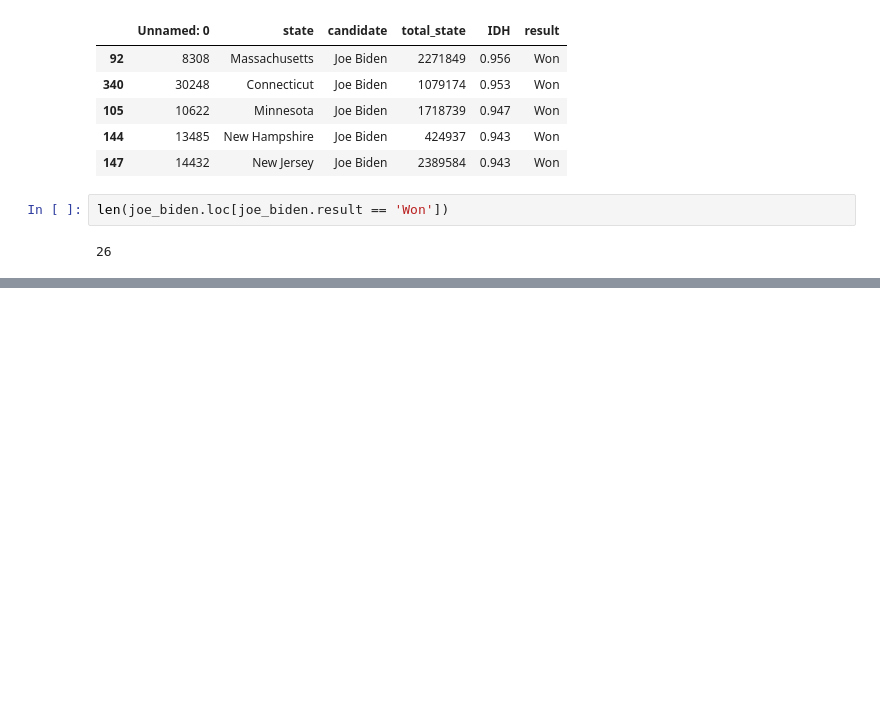
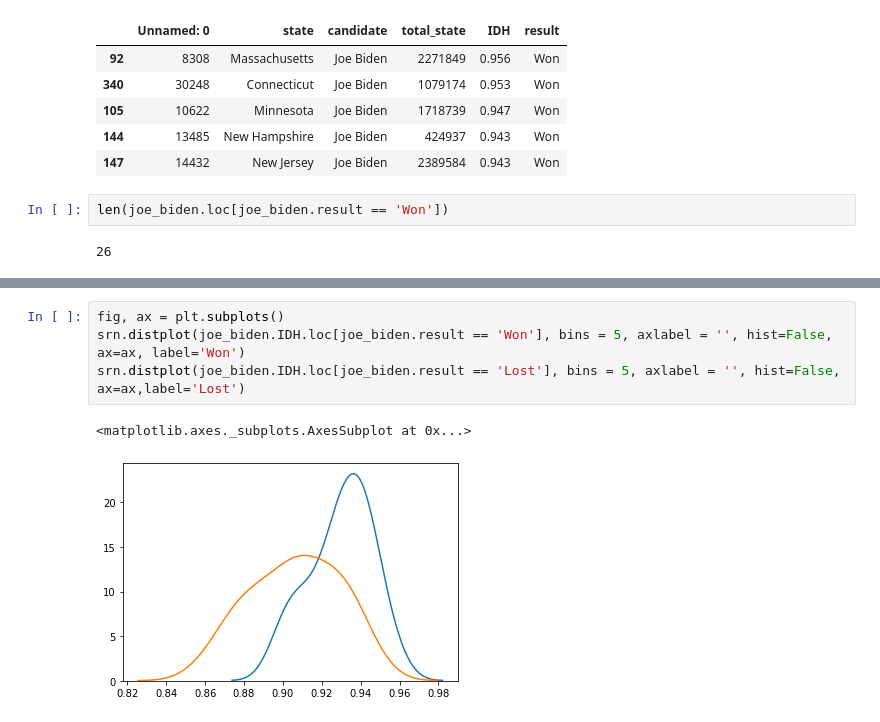
Before and after one commit to Beloin/analise_idh_votacao_eua, a Jupyter notebook: idh_usa.ipynb, the cells around one changed output, grey strips where cells are left out. Drawn from its saved outputs; the diff is of its cells as text; blank space fills up the shorter version.

```diff
--- a/idh_usa.ipynb
+++ b/idh_usa.ipynb
@@ -196,0 +217,7 @@ Mesmo tendo em vista esses dados, o IDH pode, como é, ser usado como "mediadore
+# %%
+fig, ax = plt.subplots()
+srn.distplot(joe_biden.IDH.loc[joe_biden.result == 'Won'], bins = 5, axlabel = '', hist=False, ax=ax, label='Won')
+srn.distplot(joe_biden.IDH.loc[joe_biden.result == 'Lost'], bins = 5, axlabel = '', hist=False, ax=ax,label='Lost')
+# %% [output]
+<matplotlib.axes._subplots.AxesSubplot at 0x...>
+[figure, added]
```
Also changed, not shown: parts of 5 cells of this notebook, 1 other file.
